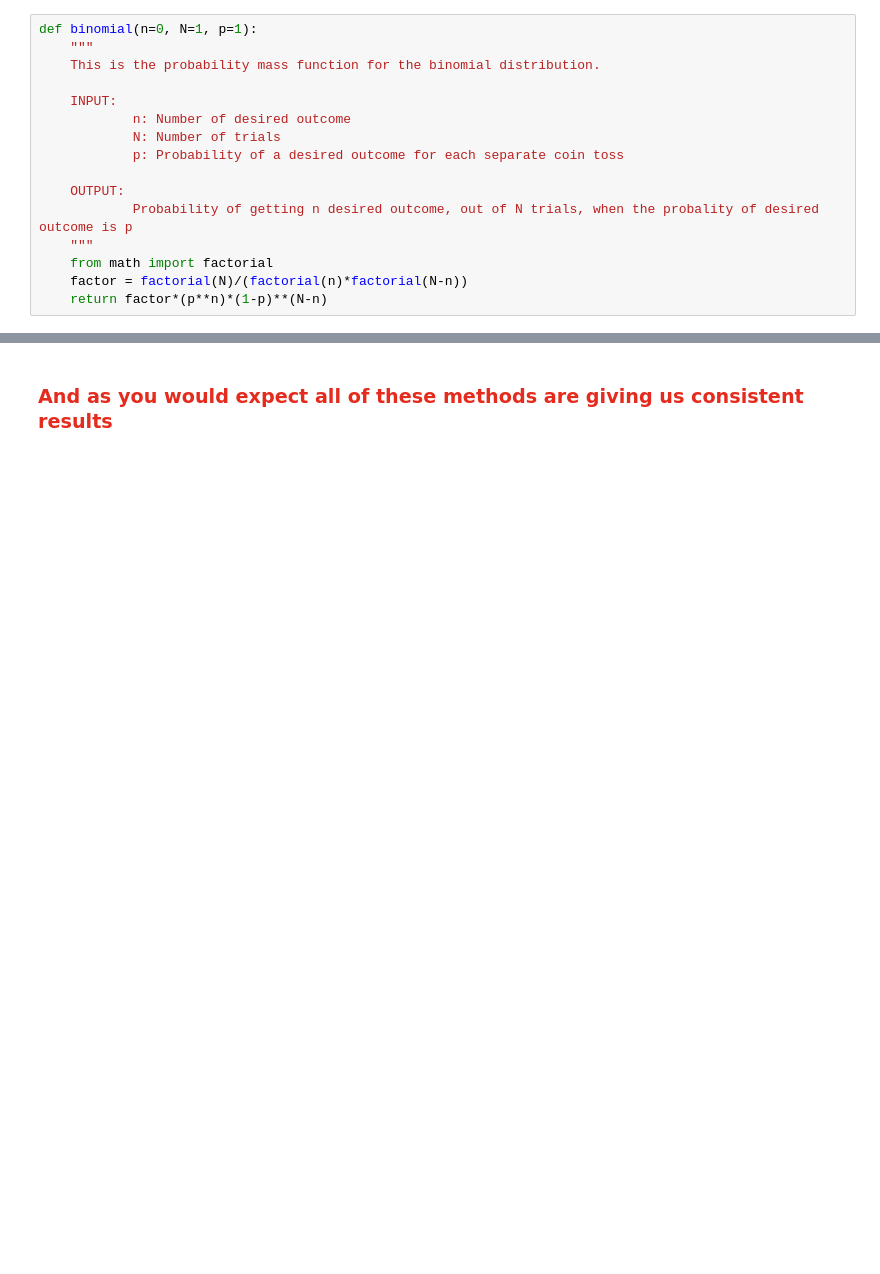
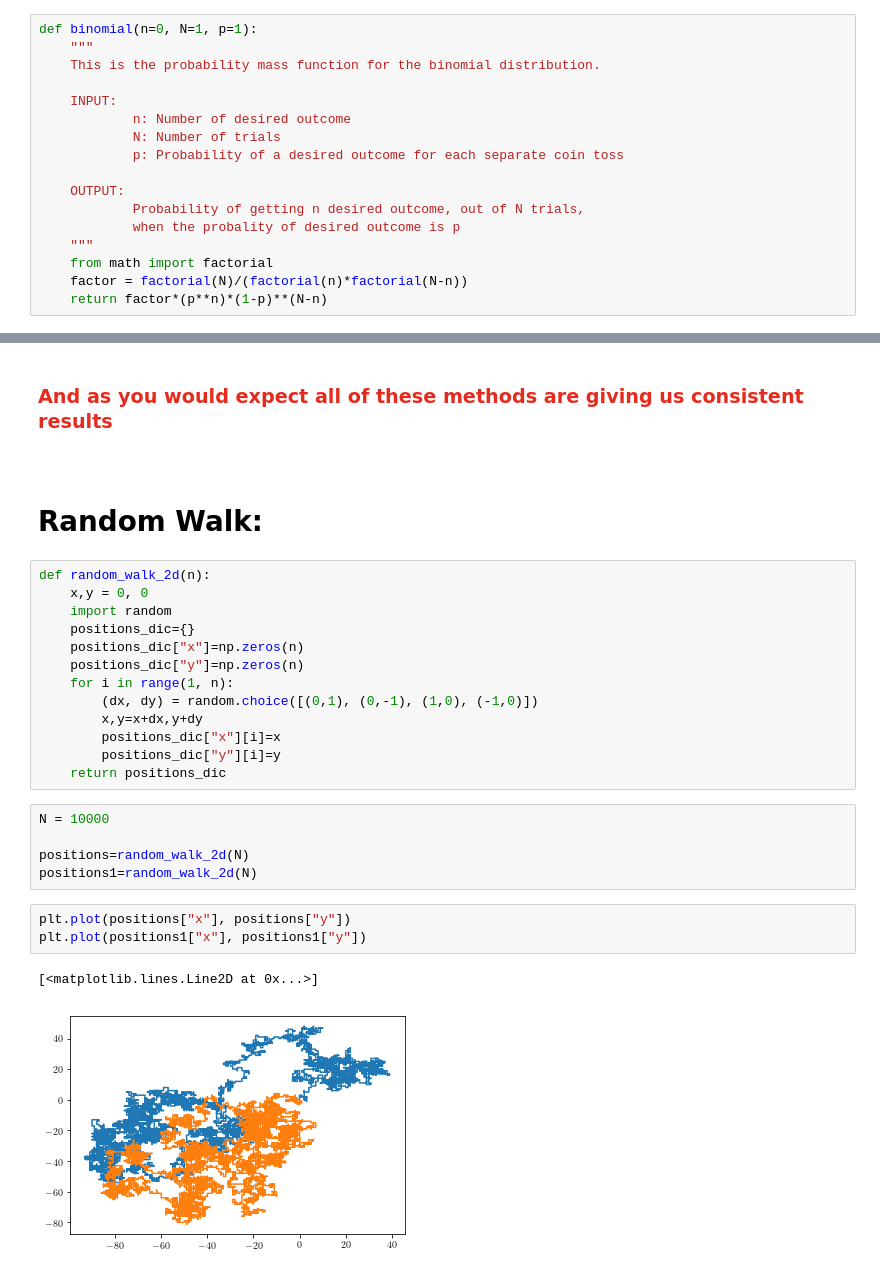
Before and after one commit to abtinshahidi/Foundation_applied_machine_learning, a Jupyter notebook: notebooks/week3/week3.ipynb, the cells around one changed output, grey strips where cells are left out. Saved outputs shown, nothing was run; the diff lists cells and outputs as text; blank space fills up the shorter version.

Commit message:
Few new material random walks

```diff
--- a/notebooks/week3/week3.ipynb
+++ b/notebooks/week3/week3.ipynb
@@ -74,7 +74,8 @@ def binomial(n=0, N=1, p=1):
             p: Probability of a desired outcome for each separate coin toss
 
     OUTPUT:
-            Probability of getting n desired outcome, out of N trials, when the probality of desired outcome is p
+            Probability of getting n desired outcome, out of N trials,
+            when the probality of desired outcome is p
     """
     from math import factorial
     factor = factorial(N)/(factorial(n)*factorial(N-n))
@@ -498,3 +506,30 @@ np.pi/2-1
 0.5707963267948966
 # %% [markdown]
 ### <span style="color:	#E52B1D">And as you would expect all of these methods are giving us consistent results</span>
+# %% [markdown]
+<br></br>
+# Random Walk:
+# %%
+def random_walk_2d(n):
+    x,y = 0, 0
+    import random
+    positions_dic={}
+    positions_dic["x"]=np.zeros(n)
+    positions_dic["y"]=np.zeros(n)
+    for i in range(1, n):
+        (dx, dy) = random.choice([(0,1), (0,-1), (1,0), (-1,0)])
+        x,y=x+dx,y+dy
+        positions_dic["x"][i]=x
+        positions_dic["y"][i]=y
+    return positions_dic
+# %%
+N = 10000
+
+positions=random_walk_2d(N)
+positions1=random_walk_2d(N)
+# %%
+plt.plot(positions["x"], positions["y"])
+plt.plot(positions1["x"], positions1["y"])
+# %% [output]
+[<matplotlib.lines.Line2D at 0x...>]
+[figure, added]
```
Also changed, not shown: parts of 49 cells of this notebook.
